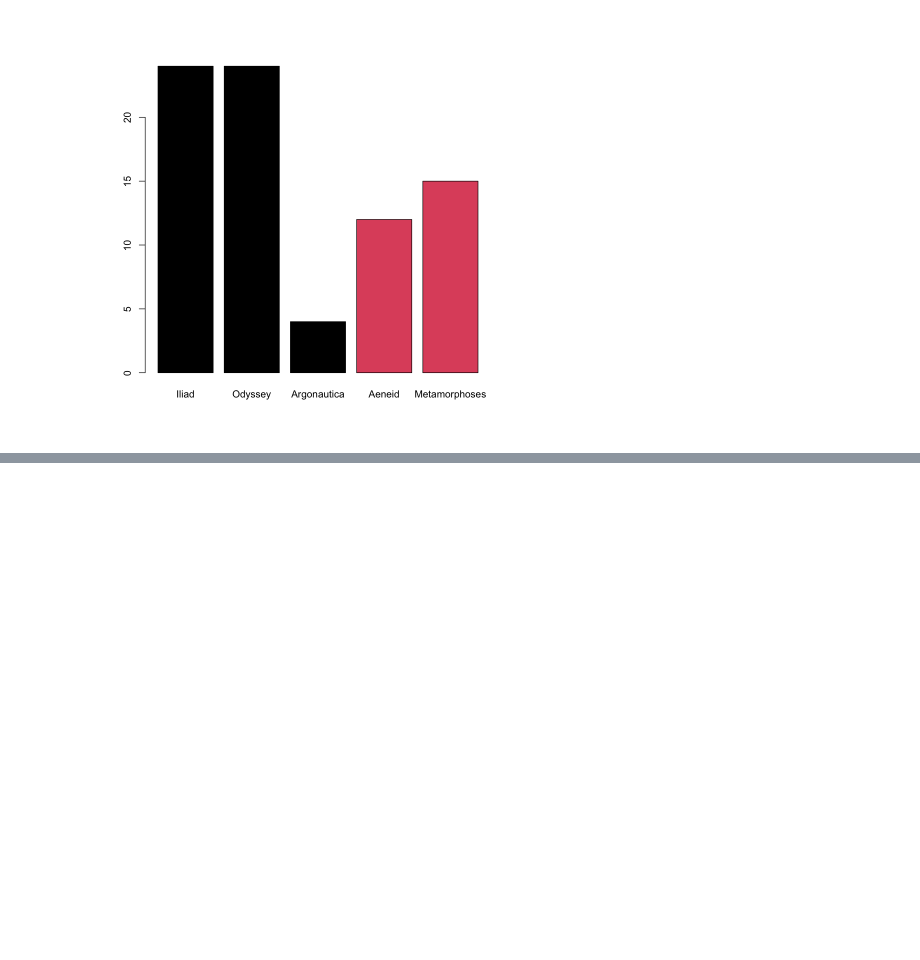
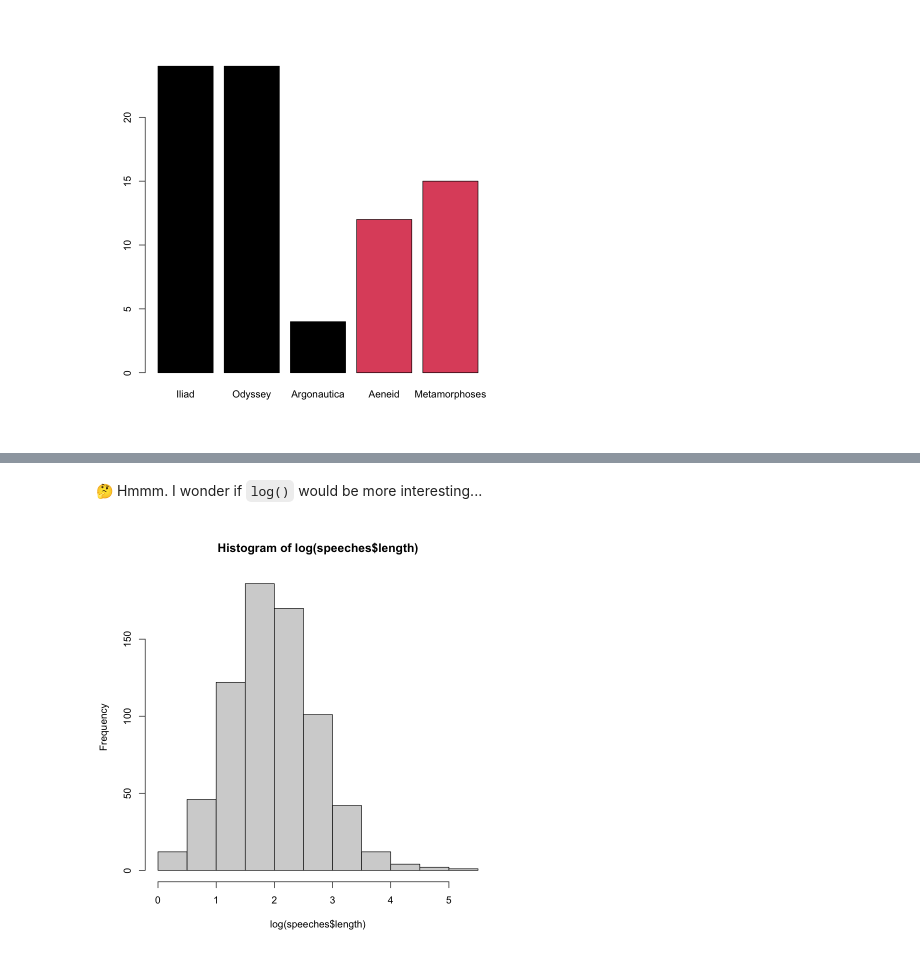
Before and after one commit to cwf2/rostock_r, a Jupyter notebook: 1 - Introduction.ipynb, the cells around one changed output, grey strips where cells are left out. Saved outputs shown, nothing was run; the diff lists cells and outputs as text; code cells hidden in the pictures; blank space fills up the shorter version.

```diff
--- a/1 - Introduction.ipynb
+++ b/1 - Introduction.ipynb
@@ -874,0 +939,6 @@ A data.frame: 698 × 12
+# %% [markdown]
+🤔 Hmmm. I wonder if `log()` would be more interesting...
+# %%
+hist(log(speeches$length))
+# %% [output]
+[figure, added]
```
Also changed, not shown: parts of 31 cells of this notebook.
